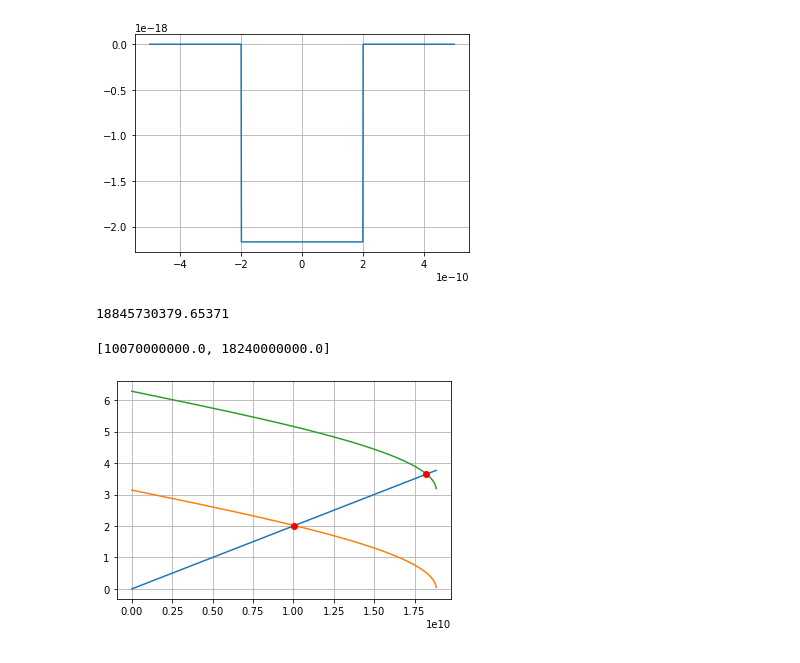
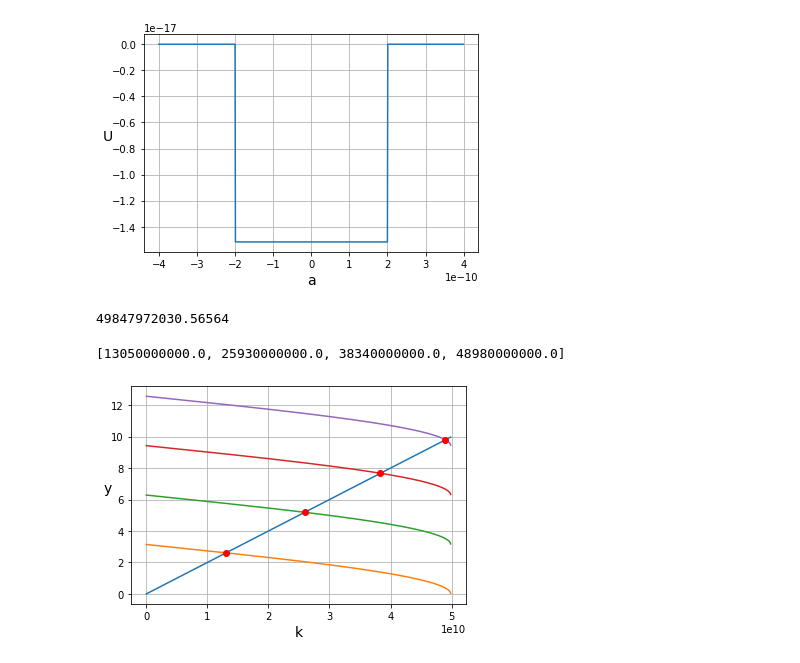
Before and after one commit to danyaffff/ITMO-Physics, a Jupyter notebook: Sem 4, Modeling/1task.ipynb, the cells around one changed output. Saved outputs shown, nothing was run; the diff lists cells and outputs as text; code cells hidden in the pictures.

```diff
--- a/Sem 4, Modeling/1task.ipynb
+++ b/Sem 4, Modeling/1task.ipynb
@@ -5,7 +5,7 @@ import matplotlib.pyplot as plt
 import numpy as np
 # %%
 # Потенциальная энергия взята как 13.6 эВ -> электрон на первой орбите атома водорода
-U = 2.168e-18
+U = 15.168e-18
 
 # a была вычислена опытным путем
 a = 2e-10
@@ -23,60 +23,64 @@ for i in range(len(x)):
     y.append(f(U, x[i], a))
 
 plt.plot(x, y)
+plt.xlabel("a", fontsize=14)
+plt.ylabel("U", rotation=0, fontsize=14)
 plt.grid()
 plt.show()
 # %% [output]
-[figure, old version]
+[figure, new version]
 # %%
 # Максимальное значение k_2 в уравнении Шредингера
 # Оно восходит к тому, что аргумент arcsin в следующем блоке должен быть не больше 1
 kMax = 1 / constants.hbar * sqrt(2 * constants.electron_mass * U)
 print(kMax)
 # %% [output]
-18845730379.65371
+49847972030.56564
 # %%
 # Графически решим уравнение:
 # k_2 * a = pi * n - 2 * arcsin((hbar * k_2)/sqrt(2 * m * U)),
 # n = 1, 2, 3...
 
 # Функция прямой (левой части уравнения)
 left = np.arange(0, kMax, 1e7) * a
 
 # Найдем количество видимых правых частей
 # Высота правой части равна pi, значит количество видимых частей будет:
 # ceil(kMax * a / pi)
 visibleCurves = ceil(kMax * a / constants.pi)
 
 # Массив свзяанных значений
 # Связанное значение — значение коэффициента k_2 = sqrt(2 * m * E / pow(hbar, 2))
 relatedValues = []
 
 plt.plot(np.arange(0, kMax, 1e7), left)
 
 for n in range(1, visibleCurves + 1):
-    x = []
-    y = []
+    x_1 = []
+    y_1 = []
     for k_2 in range(0, int(kMax), int(1e7)):
-        x.append(k_2)
+        x_1.append(k_2)
         right = constants.pi * n - 2 * asin((constants.hbar * k_2) / sqrt(2 * constants.electron_mass * U))
-        y.append(right)
+        y_1.append(right)
 
 
-    plt.plot(x, y)
-    for index in range(len(y)):
-        value = abs(left[index] - y[index])
+    plt.plot(x_1, y_1)
+    for index in range(len(y_1)):
+        value = abs(left[index] - y_1[index])
         previousValueX = relatedValues[len(relatedValues) - 1] / 1e7 if len(relatedValues) > 0 else -1
-        previousValueY = y[index - 1] if index > 0 and len(y) > 0 else -1
-        isCorrectByX = abs(index - previousValueX) > 1 if previousValueX > -1 else True
-        isCorrectByY = abs(y[index] - previousValueY) > 0.5 if previousValueY > -1 else True
+        previousValueY = y_1[index - 1] if index > 0 and len(y_1) > 0 else -1
+        isCorrectByX = abs(index - previousValueX) > 5 if previousValueX > -1 else True
+        isCorrectByY = abs(y_1[index] - previousValueY) > 0.5 if previousValueY > -1 else True
 
         if (value < 0.004 and (isCorrectByX or isCorrectByY)):
             relatedValues.append(index * 1e7)
-            plt.plot(index * 1e7, y[index], 'ro')
+            plt.plot(index * 1e7, y_1[index], 'ro')
 
 print(relatedValues)
+plt.xlabel("k", fontsize=14)
+plt.ylabel("y", rotation=0, fontsize=14)
 plt.grid()
 plt.show()
 # %% [output]
-[10070000000.0, 18240000000.0]
+[13050000000.0, 25930000000.0, 38340000000.0, 48980000000.0]
-[figure, old version]
+[figure, new version]
```
Also changed, not shown: parts of 4 cells of this notebook.
